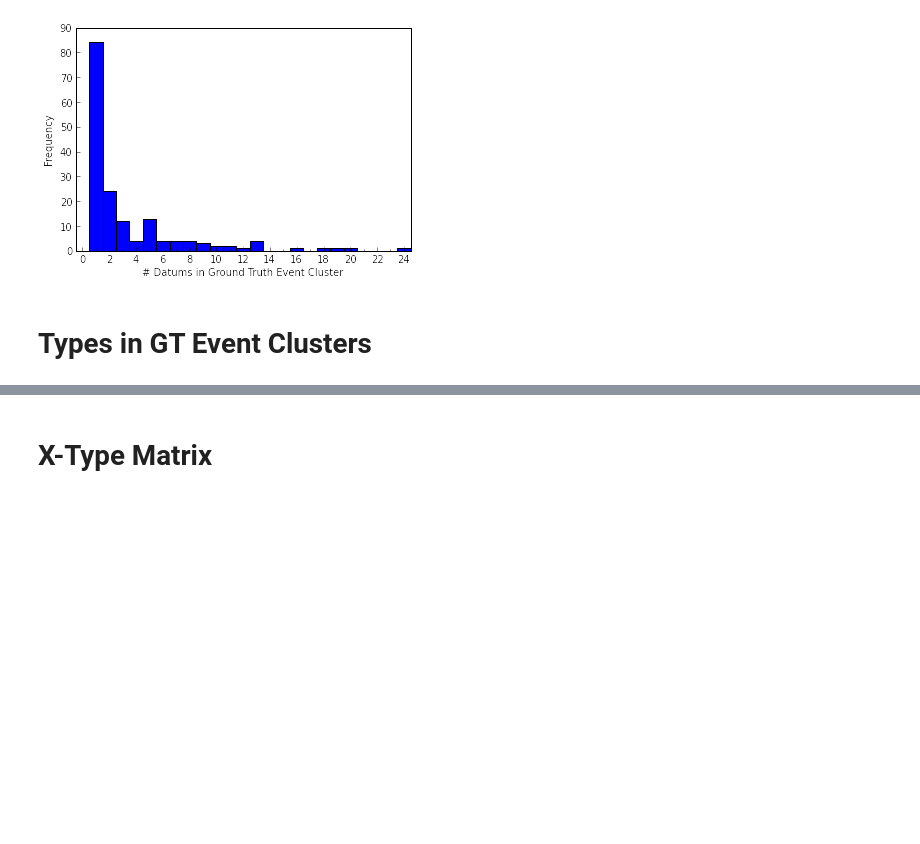
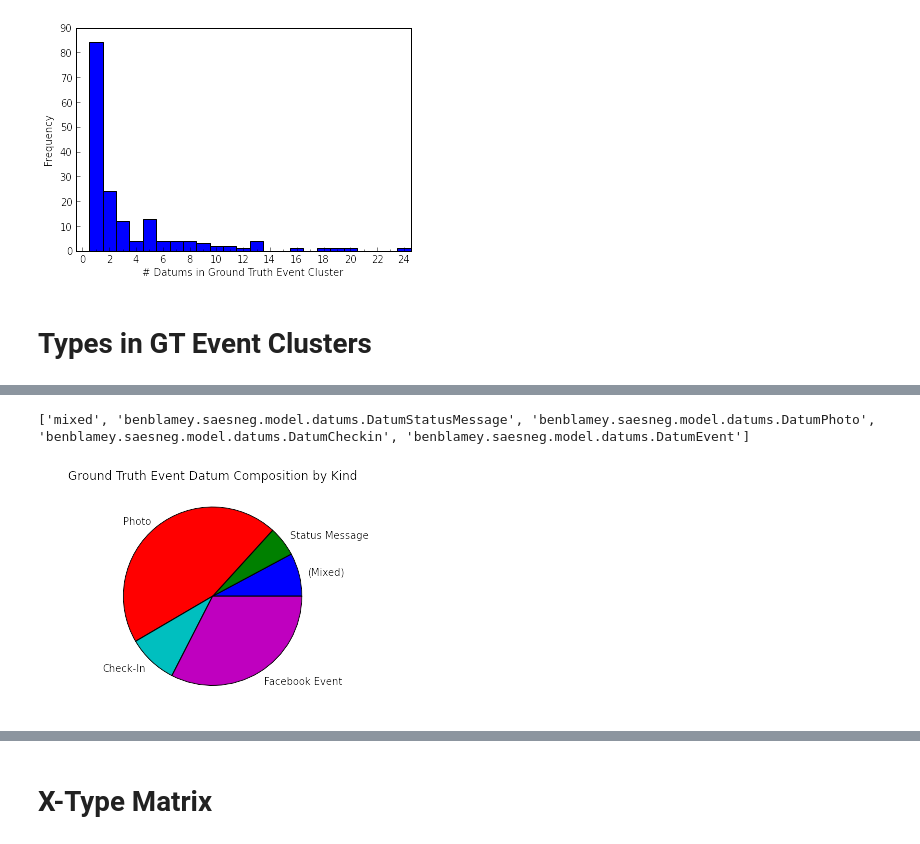
Before and after one commit to benblamey/ben_phd_python, a Jupyter notebook: DescriptiveStats.ipynb, the cells around one changed output, grey strips where cells are left out. Saved outputs shown, nothing was run; the diff lists cells and outputs as text; code cells hidden in the pictures; blank space fills up the shorter version.

```diff
--- a/DescriptiveStats.ipynb
+++ b/DescriptiveStats.ipynb
@@ -293,28 +311,31 @@ pp.pprint(gt_cluster_type_counter)
 # %%
 
 
 
 print gt_cluster_type_counter.keys()
 label_list =  [pretty_labels[label] for label in gt_cluster_type_counter.keys()]
 x_list = gt_cluster_type_counter.values()
 
 axis("equal")
 pie(
 x_list,
 labels=label_list,
 autopct=None,
 #startangle=45
 #autopct="%1.1f%%",
 #pctdistance=0.8
 )
 title2 = "Ground Truth Event Datum Composition by Kind"
 title(title2)
 
 
-savefig("output/ch4_GTtypepie.png", dpi=600, figsize=(8, 6))
-savefig("output/ch4_GTtypepie.pdf", dpi=600, figsize=(8, 6))
+savefig("output/ch4_gen_GTtypepie.png", dpi=600, figsize=(8, 6))
+savefig("output/ch4_gen_GTtypepie.pdf", dpi=600, figsize=(8, 6))
 
 show()
+# %% [output]
+['mixed', 'benblamey.saesneg.model.datums.DatumStatusMessage', 'benblamey.saesneg.model.datums.DatumPhoto', 'benblamey.saesneg.model.datums.DatumCheckin', 'benblamey.saesneg.model.datums.DatumEvent']
+[figure, added]
 # %%
 t = sum(x_list)
 cluster_type_comp_table_data = zip(label_list, x_list, [("{:.2f}".format(
```
Also changed, not shown: parts of 9 cells of this notebook, 15 other files.
